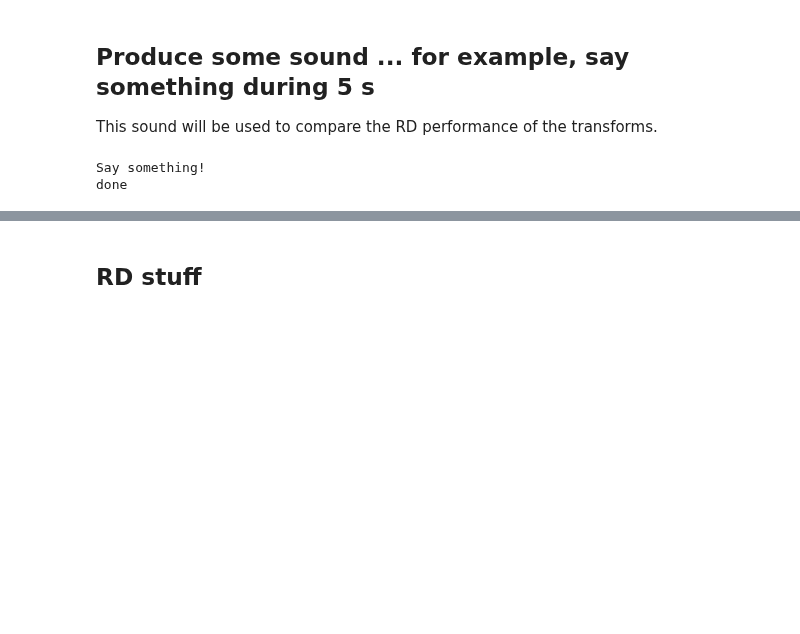
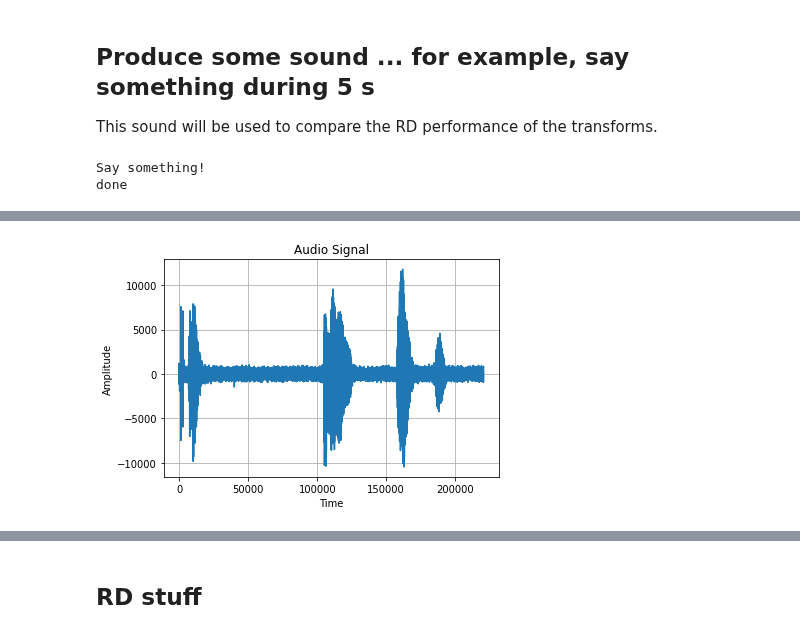
Before and after one commit to Tecnologias-multimedia/InterCom, a Jupyter notebook: docs/stereo_transforms_RD.ipynb, the cells around one changed output, grey strips where cells are left out. Saved outputs shown, nothing was run; the diff lists cells and outputs as text; code cells hidden in the pictures; blank space fills up the shorter version.

```diff
--- a/docs/stereo_transforms_RD.ipynb
+++ b/docs/stereo_transforms_RD.ipynb
@@ -44,0 +45,6 @@ plot(np.linspace(0, len(channel_0)-1, len(channel_0)), channel_0, "Time", "Ampli
+# %%
+channel_1 = x[:, 1]
+sd.play(channel_1)
+plot(np.linspace(0, len(channel_1)-1, len(channel_1)), channel_1, "Time", "Amplitude", "Audio Signal")
+# %% [output]
+[figure, added]
```
Also changed, not shown: parts of 6 cells of this notebook, 1 other file.
